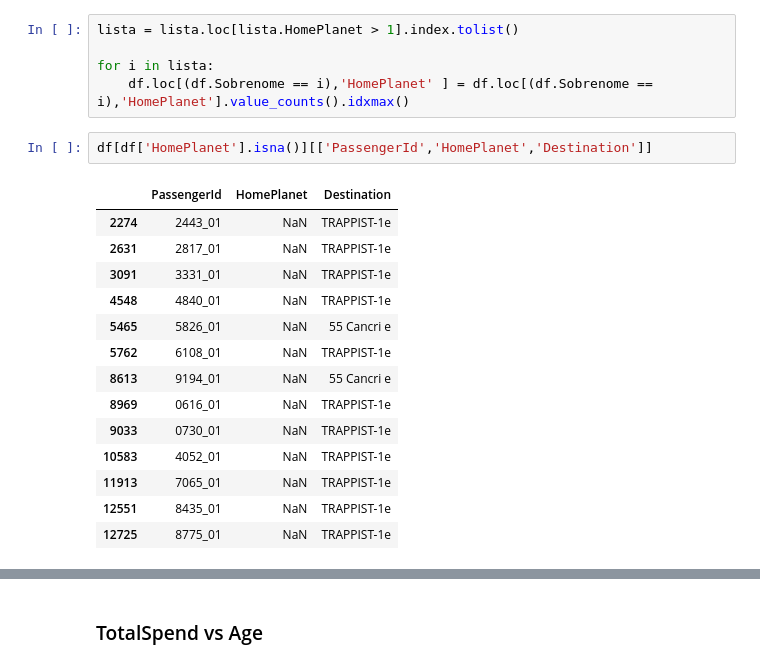
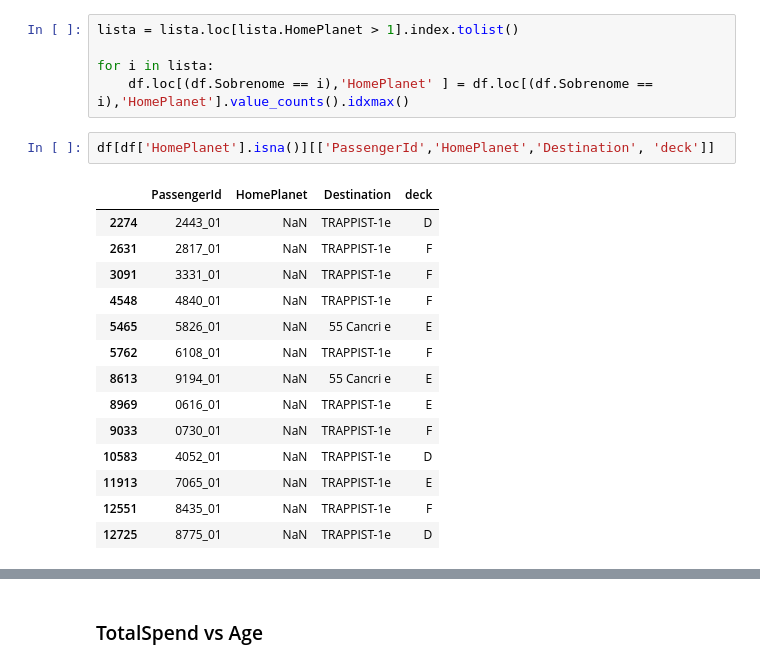
Before and after one commit to andreggalvao/Spaceship-Titanic-ML, a Jupyter notebook: spaceship-titanic-ml.ipynb, the cells around one changed output, grey strips where cells are left out. Drawn from its saved outputs; the diff is of its cells as text.

```diff
--- a/spaceship-titanic-ml.ipynb
+++ b/spaceship-titanic-ml.ipynb
@@ -393,19 +393,19 @@ lista = lista.loc[lista.HomePlanet > 1].index.tolist()
 for i in lista:
     df.loc[(df.Sobrenome == i),'HomePlanet' ] = df.loc[(df.Sobrenome == i),'HomePlanet'].value_counts().idxmax()
 # %%
-df[df['HomePlanet'].isna()][['PassengerId','HomePlanet','Destination']]
+df[df['HomePlanet'].isna()][['PassengerId','HomePlanet','Destination', 'deck']]
 # %% [output]
-|  | PassengerId | HomePlanet | Destination |
-| 2274 | 2443_01 | NaN | TRAPPIST-1e |
-| 2631 | 2817_01 | NaN | TRAPPIST-1e |
-| 3091 | 3331_01 | NaN | TRAPPIST-1e |
-| 4548 | 4840_01 | NaN | TRAPPIST-1e |
-| 5465 | 5826_01 | NaN | 55 Cancri e |
-| 5762 | 6108_01 | NaN | TRAPPIST-1e |
-| 8613 | 9194_01 | NaN | 55 Cancri e |
-| 8969 | 0616_01 | NaN | TRAPPIST-1e |
-| 9033 | 0730_01 | NaN | TRAPPIST-1e |
-| 10583 | 4052_01 | NaN | TRAPPIST-1e |
-| 11913 | 7065_01 | NaN | TRAPPIST-1e |
-| 12551 | 8435_01 | NaN | TRAPPIST-1e |
-| 12725 | 8775_01 | NaN | TRAPPIST-1e |
+|  | PassengerId | HomePlanet | Destination | deck |
+| 2274 | 2443_01 | NaN | TRAPPIST-1e | D |
+| 2631 | 2817_01 | NaN | TRAPPIST-1e | F |
+| 3091 | 3331_01 | NaN | TRAPPIST-1e | F |
+| 4548 | 4840_01 | NaN | TRAPPIST-1e | F |
+| 5465 | 5826_01 | NaN | 55 Cancri e | E |
+| 5762 | 6108_01 | NaN | TRAPPIST-1e | F |
+| 8613 | 9194_01 | NaN | 55 Cancri e | E |
+| 8969 | 0616_01 | NaN | TRAPPIST-1e | E |
+| 9033 | 0730_01 | NaN | TRAPPIST-1e | F |
+| 10583 | 4052_01 | NaN | TRAPPIST-1e | D |
+| 11913 | 7065_01 | NaN | TRAPPIST-1e | E |
+| 12551 | 8435_01 | NaN | TRAPPIST-1e | F |
+| 12725 | 8775_01 | NaN | TRAPPIST-1e | D |
```
Also changed, not shown: parts of 23 cells of this notebook.
